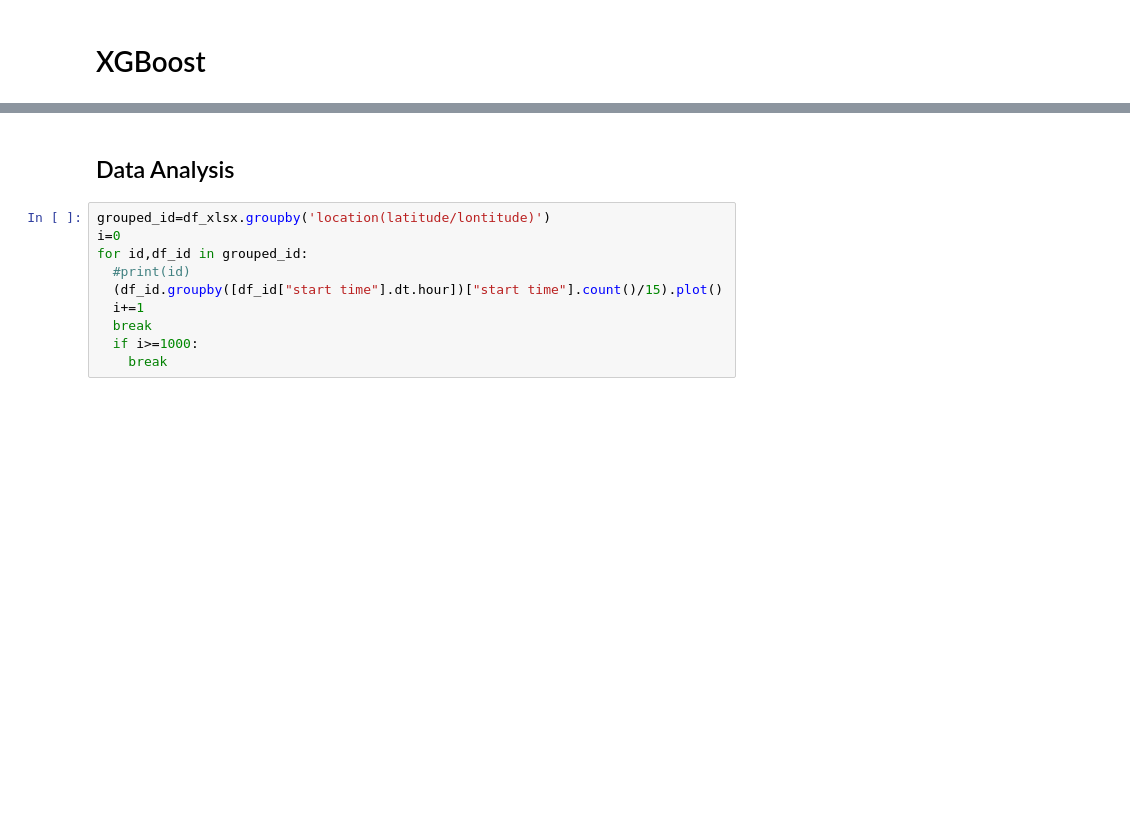
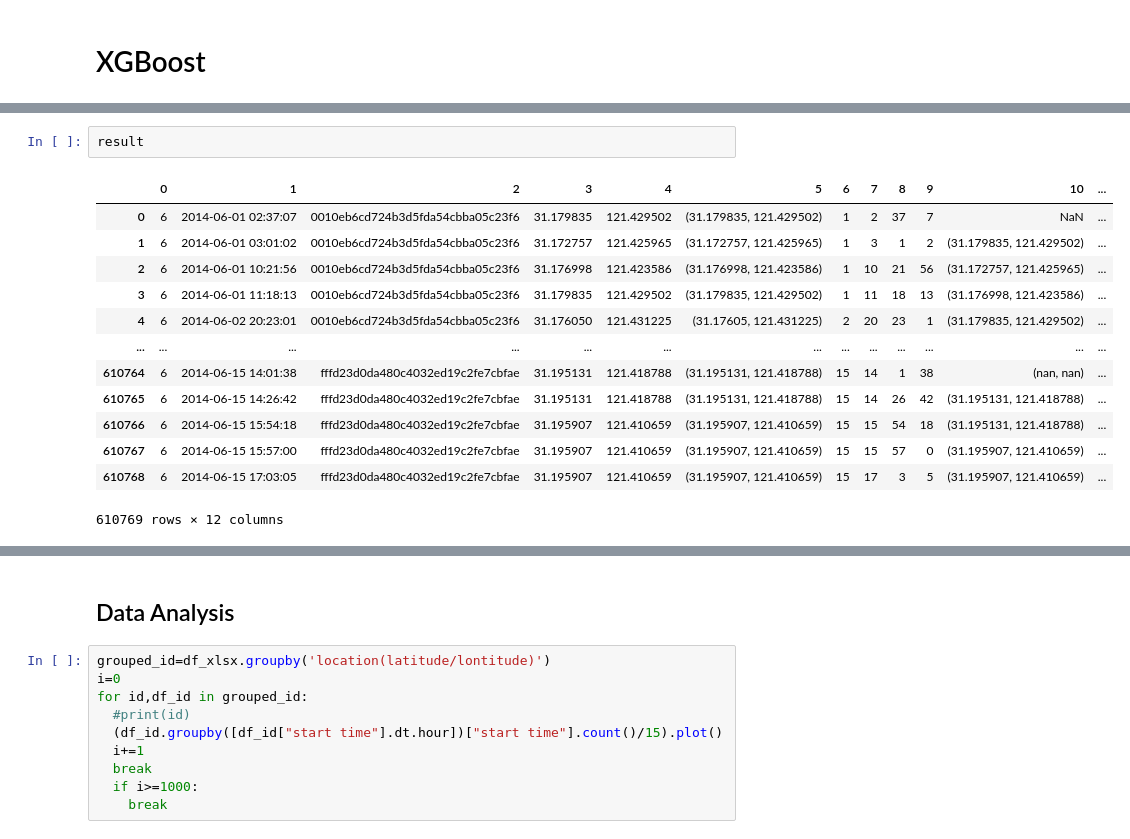
Before and after one commit to briag1/ProjetLong, a Jupyter notebook: projetLong-7.ipynb, the cells around one changed output, grey strips where cells are left out. Saved outputs shown, nothing was run; the diff lists cells and outputs as text; blank space fills up the shorter version.

```diff
--- a/projetLong-7.ipynb
+++ b/projetLong-7.ipynb
@@ -863,0 +891,16 @@ len(vocab)
+# %%
+result
+# %% [output]
+|  | 0 | 1 | 2 | 3 | 4 | 5 | 6 | 7 | 8 | 9 | 10 | ... |
+| 0 | 6 | 2014-06-01 02:37:07 | 0010eb6cd724b3d5fda54cbba05c23f6 | 31.179835 | 121.429502 | (31.179835, 121.429502) | 1 | 2 | 37 | 7 | NaN | ... |
+| 1 | 6 | 2014-06-01 03:01:02 | 0010eb6cd724b3d5fda54cbba05c23f6 | 31.172757 | 121.425965 | (31.172757, 121.425965) | 1 | 3 | 1 | 2 | (31.179835, 121.429502) | ... |
+| 2 | 6 | 2014-06-01 10:21:56 | 0010eb6cd724b3d5fda54cbba05c23f6 | 31.176998 | 121.423586 | (31.176998, 121.423586) | 1 | 10 | 21 | 56 | (31.172757, 121.425965) | ... |
+| 3 | 6 | 2014-06-01 11:18:13 | 0010eb6cd724b3d5fda54cbba05c23f6 | 31.179835 | 121.429502 | (31.179835, 121.429502) | 1 | 11 | 18 | 13 | (31.176998, 121.423586) | ... |
+| 4 | 6 | 2014-06-02 20:23:01 | 0010eb6cd724b3d5fda54cbba05c23f6 | 31.176050 | 121.431225 | (31.17605, 121.431225) | 2 | 20 | 23 | 1 | (31.179835, 121.429502) | ... |
+| ... | ... | ... | ... | ... | ... | ... | ... | ... | ... | ... | ... | ... |
+| 610764 | 6 | 2014-06-15 14:01:38 | fffd23d0da480c4032ed19c2fe7cbfae | 31.195131 | 121.418788 | (31.195131, 121.418788) | 15 | 14 | 1 | 38 | (nan, nan) | ... |
+| 610765 | 6 | 2014-06-15 14:26:42 | fffd23d0da480c4032ed19c2fe7cbfae | 31.195131 | 121.418788 | (31.195131, 121.418788) | 15 | 14 | 26 | 42 | (31.195131, 121.418788) | ... |
+| 610766 | 6 | 2014-06-15 15:54:18 | fffd23d0da480c4032ed19c2fe7cbfae | 31.195907 | 121.410659 | (31.195907, 121.410659) | 15 | 15 | 54 | 18 | (31.195131, 121.418788) | ... |
+| 610767 | 6 | 2014-06-15 15:57:00 | fffd23d0da480c4032ed19c2fe7cbfae | 31.195907 | 121.410659 | (31.195907, 121.410659) | 15 | 15 | 57 | 0 | (31.195907, 121.410659) | ... |
+| 610768 | 6 | 2014-06-15 17:03:05 | fffd23d0da480c4032ed19c2fe7cbfae | 31.195907 | 121.410659 | (31.195907, 121.410659) | 15 | 17 | 3 | 5 | (31.195907, 121.410659) | ... |
+610769 rows × 12 columns
```
Also changed, not shown: parts of 18 cells of this notebook.
